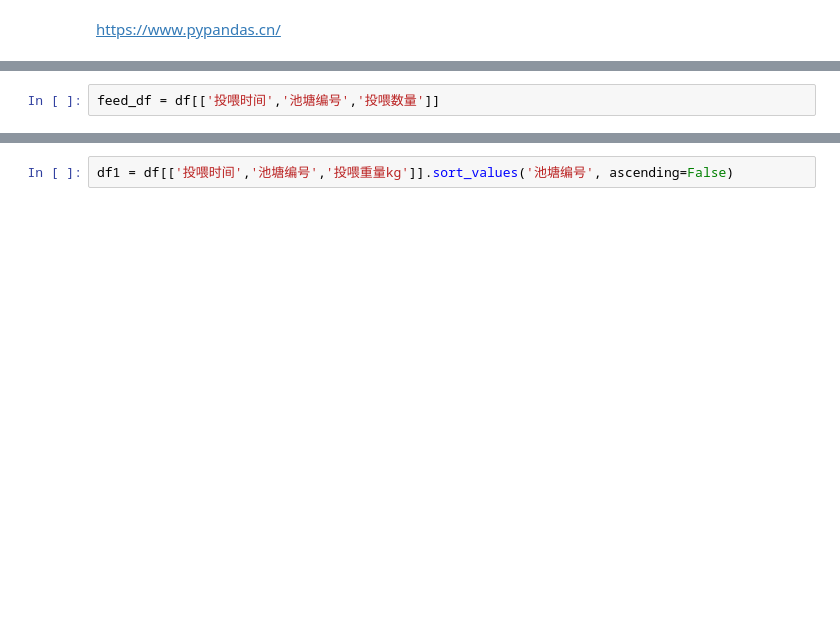
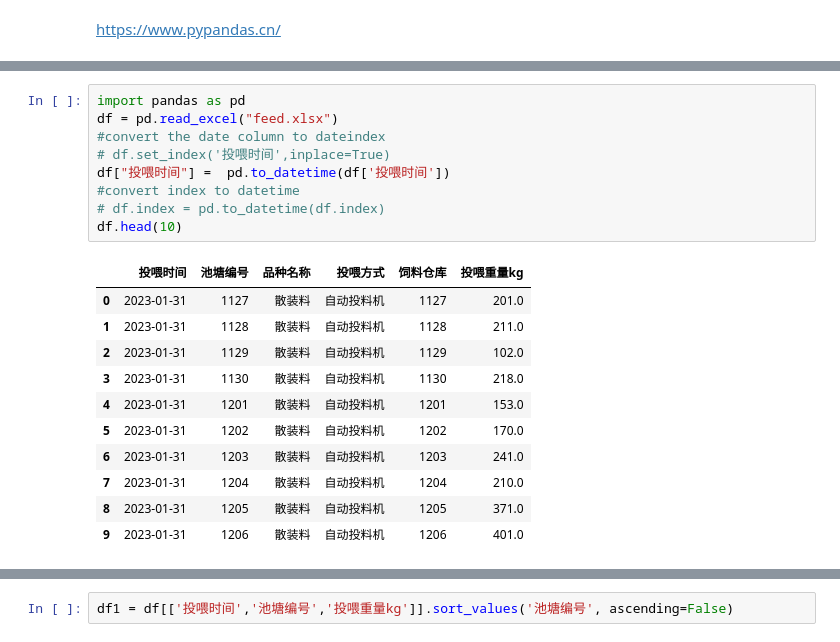
Before and after one commit to davidsxf/Python-for-Data-Analysis, a Jupyter notebook: fishFeedStock.ipynb, the cells around one changed output, grey strips where cells are left out. Drawn from its saved outputs; the diff is of its cells as text; blank space fills up the shorter version.

```diff
--- a/fishFeedStock.ipynb
+++ b/fishFeedStock.ipynb
@@ -36,2 +8,21 @@ df.head(10)
-# %%
-feed_df = df[['投喂时间','池塘编号','投喂数量']]
+# %%
+import pandas as pd
+df = pd.read_excel("feed.xlsx")
+#convert the date column to dateindex
+# df.set_index('投喂时间',inplace=True)
+df["投喂时间"] =  pd.to_datetime(df['投喂时间'])
+#convert index to datetime
+# df.index = pd.to_datetime(df.index)
+df.head(10)
+# %% [output]
+|  | 投喂时间 | 池塘编号 | 品种名称 | 投喂方式 | 饲料仓库 | 投喂重量kg |
+| 0 | 2023-01-31 | 1127 | 散装料 | 自动投料机 | 1127 | 201.0 |
+| 1 | 2023-01-31 | 1128 | 散装料 | 自动投料机 | 1128 | 211.0 |
+| 2 | 2023-01-31 | 1129 | 散装料 | 自动投料机 | 1129 | 102.0 |
+| 3 | 2023-01-31 | 1130 | 散装料 | 自动投料机 | 1130 | 218.0 |
+| 4 | 2023-01-31 | 1201 | 散装料 | 自动投料机 | 1201 | 153.0 |
+| 5 | 2023-01-31 | 1202 | 散装料 | 自动投料机 | 1202 | 170.0 |
+| 6 | 2023-01-31 | 1203 | 散装料 | 自动投料机 | 1203 | 241.0 |
+| 7 | 2023-01-31 | 1204 | 散装料 | 自动投料机 | 1204 | 210.0 |
+| 8 | 2023-01-31 | 1205 | 散装料 | 自动投料机 | 1205 | 371.0 |
+| 9 | 2023-01-31 | 1206 | 散装料 | 自动投料机 | 1206 | 401.0 |
```
Also changed, not shown: parts of 27 cells of this notebook, 2 other files.
